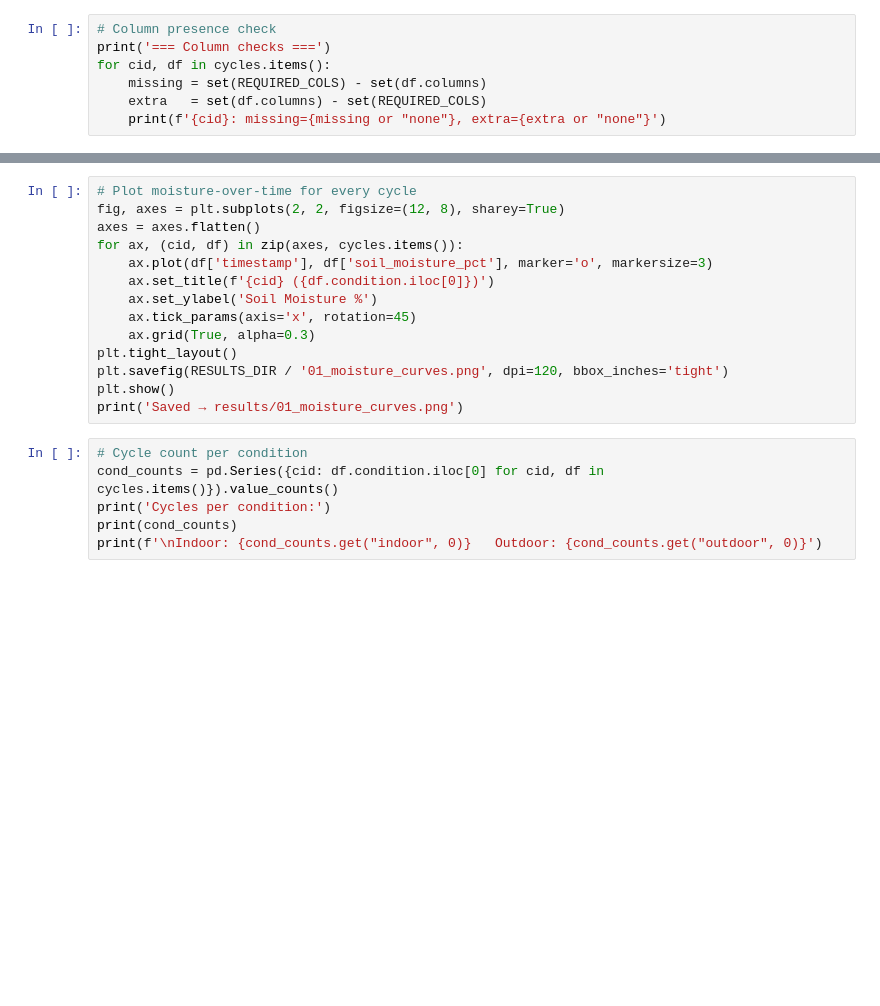
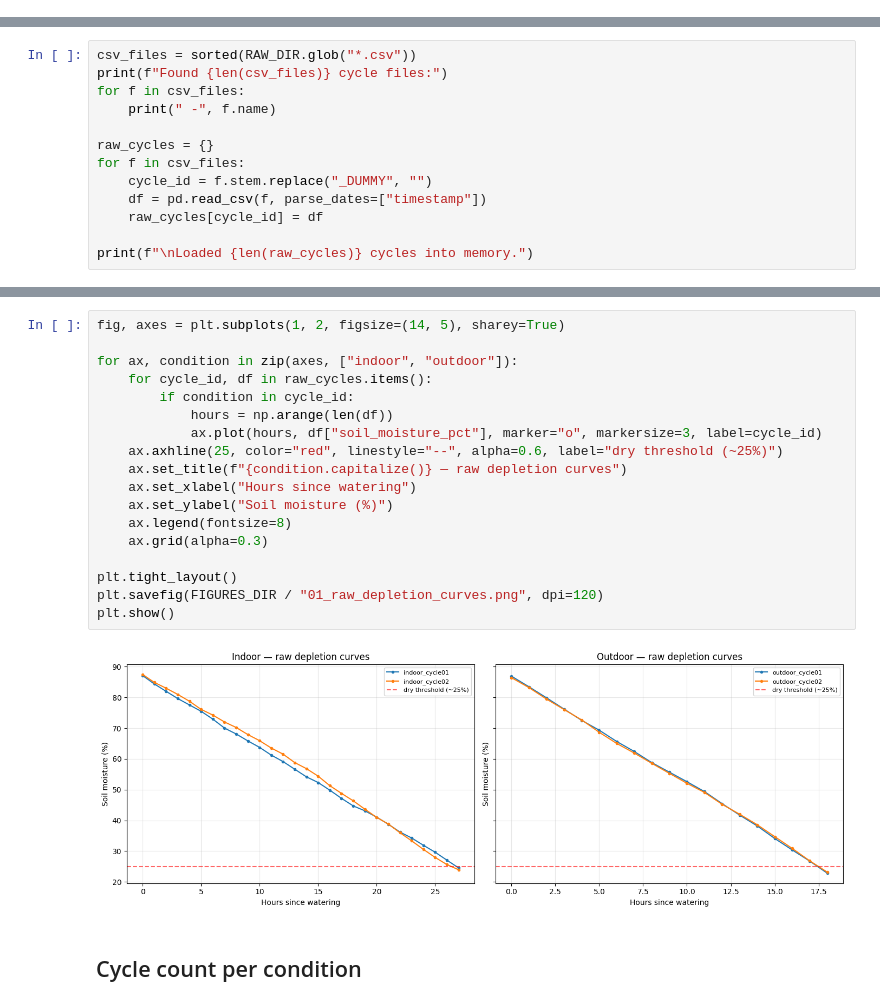
Before and after one commit to Sakhiur2022/HydroSense, a Jupyter notebook: ml/notebooks/01_data_loading_and_exploration.ipynb, the cells around one changed output, grey strips where cells are left out. Saved outputs shown, nothing was run; the diff lists cells and outputs as text; blank space fills up the shorter version.

```diff
--- a/ml/notebooks/01_data_loading_and_exploration.ipynb
+++ b/ml/notebooks/01_data_loading_and_exploration.ipynb
@@ -34,7 +19,0 @@ print(f'\nTotal cycles loaded: {len(cycles)}')
-# %%
-# Column presence check
-print('=== Column checks ===')
-for cid, df in cycles.items():
-    missing = set(REQUIRED_COLS) - set(df.columns)
-    extra   = set(df.columns) - set(REQUIRED_COLS)
-    print(f'{cid}: missing={missing or "none"}, extra={extra or "none"}')
@@ -40,0 +24,13 @@ for cid, df in cycles.items():
+# %%
+csv_files = sorted(RAW_DIR.glob("*.csv"))
+print(f"Found {len(csv_files)} cycle files:")
+for f in csv_files:
+    print(" -", f.name)
+
+raw_cycles = {}
+for f in csv_files:
+    cycle_id = f.stem.replace("_DUMMY", "")
+    df = pd.read_csv(f, parse_dates=["timestamp"])
+    raw_cycles[cycle_id] = df
+
+print(f"\nLoaded {len(raw_cycles)} cycles into memory.")
@@ -56,20 +91,22 @@ for cid, df in cycles.items():
 # %%
-# Plot moisture-over-time for every cycle
-fig, axes = plt.subplots(2, 2, figsize=(12, 8), sharey=True)
-axes = axes.flatten()
-for ax, (cid, df) in zip(axes, cycles.items()):
-    ax.plot(df['timestamp'], df['soil_moisture_pct'], marker='o', markersize=3)
-    ax.set_title(f'{cid} ({df.condition.iloc[0]})')
-    ax.set_ylabel('Soil Moisture %')
-    ax.tick_params(axis='x', rotation=45)
-    ax.grid(True, alpha=0.3)
+fig, axes = plt.subplots(1, 2, figsize=(14, 5), sharey=True)
+
+for ax, condition in zip(axes, ["indoor", "outdoor"]):
+    for cycle_id, df in raw_cycles.items():
+        if condition in cycle_id:
+            hours = np.arange(len(df))
+            ax.plot(hours, df["soil_moisture_pct"], marker="o", markersize=3, label=cycle_id)
+    ax.axhline(25, color="red", linestyle="--", alpha=0.6, label="dry threshold (~25%)")
+    ax.set_title(f"{condition.capitalize()} — raw depletion curves")
+    ax.set_xlabel("Hours since watering")
+    ax.set_ylabel("Soil moisture (%)")
+    ax.legend(fontsize=8)
+    ax.grid(alpha=0.3)
+
 plt.tight_layout()
-plt.savefig(RESULTS_DIR / '01_moisture_curves.png', dpi=120, bbox_inches='tight')
+plt.savefig(FIGURES_DIR / "01_raw_depletion_curves.png", dpi=120)
 plt.show()
-print('Saved → results/01_moisture_curves.png')
+# %% [output]
+[figure, added]
-# %%
-# Cycle count per condition
-cond_counts = pd.Series({cid: df.condition.iloc[0] for cid, df in cycles.items()}).value_counts()
-print('Cycles per condition:')
-print(cond_counts)
-print(f'\nIndoor: {cond_counts.get("indoor", 0)}   Outdoor: {cond_counts.get("outdoor", 0)}')
+# %% [markdown]
+## Cycle count per condition
```
Also changed, not shown: parts of 12 cells of this notebook.
